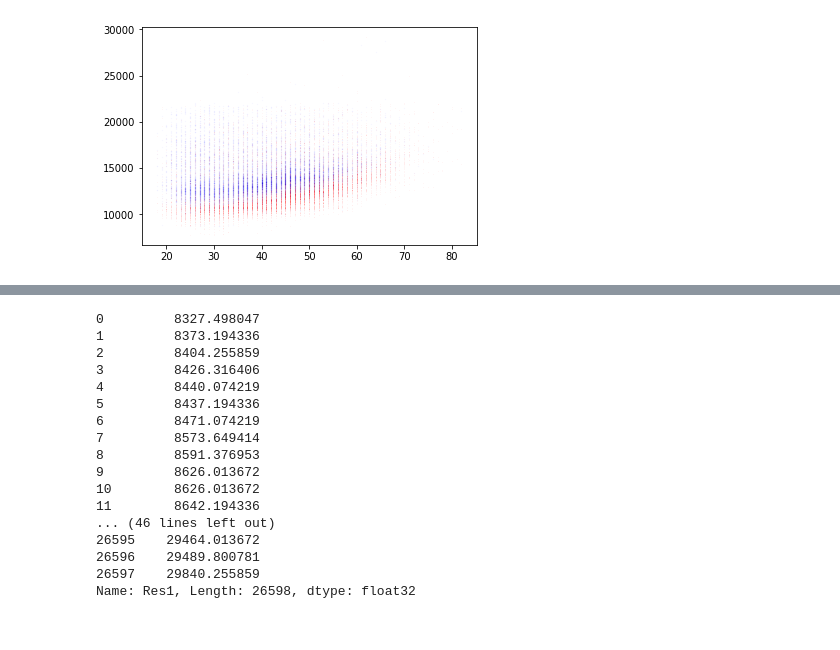
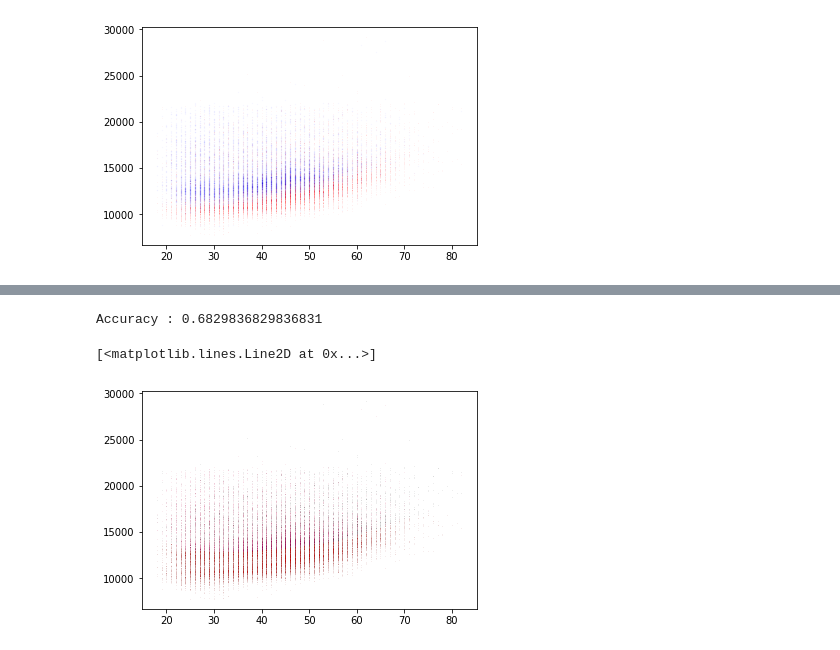
Before and after one commit to AaEll/MLKeras, a Jupyter notebook: MarthonTest.ipynb, the cells around one changed output, grey strips where cells are left out. Cells and saved outputs as stored; diff of their text form; code cells hidden in the pictures.

```diff
--- a/MarthonTest.ipynb
+++ b/MarthonTest.ipynb
@@ -166,20 +171,24 @@ sn.heatmap([[C1,C2],[C3,C4]], annot=True)
-# %%
-Data['Res1']
-# %% [output]
-0         8327.498047
-1         8373.194336
-2         8404.255859
-3         8426.316406
-4         8440.074219
-5         8437.194336
-6         8471.074219
-7         8573.649414
-8         8591.376953
-9         8626.013672
-10        8626.013672
-11        8642.194336
-... (46 lines left out)
-26595    29464.013672
-26596    29489.800781
-26597    29840.255859
-Name: Res1, Length: 26598, dtype: float32
+# %%
+if (C1> C2):
+    print("Accuracy : {}".format((C1+C4)/(C1+C2+C3+C4)))
+    Males_TP = Data[(Data['M/F']=='M') & Data['Cluster'] == 1]
+    Females_TN = Data[(Data['M/F']=='F') & Data['Cluster'] == 0]
+    Males_FP = Data[(Data['M/F']=='M') & Data['Cluster'] == 0]
+    Females_FN = Data[(Data['M/F']=='F') & Data['Cluster'] == 1]
+else:
+    print("Accuracy : {}".format((C2+C3)/(C1+C2+C3+C4)))
+    Males_TP = Data[(Data['M/F']=='M') & Data['Cluster'] == 0]
+    Females_TN = Data[(Data['M/F']=='F') & Data['Cluster'] == 1]
+    Males_FP = Data[(Data['M/F']=='M') & Data['Cluster'] == 1]
+    Females_FN = Data[(Data['M/F']=='F') & Data['Cluster'] == 0]
+# %% [output]
+Accuracy : 0.6829836829836831
+# %%
+
+plt.plot(Males_FP['Age'],Males_FP['Official Time'],'x',color = 'black',ms= .01)
+plt.plot(Females_FN['Age'],Females_FN['Official Time'],'x',color='black',ms= .01)
+plt.plot(Males_TP['Age'],Males_TP['Official Time'],'x',color='red',ms= .01)
+plt.plot(Females_TN['Age'],Females_TN['Official Time'],'x',color='purple',ms= .01)
+# %% [output]
+[<matplotlib.lines.Line2D at 0x...>]
+[figure, added]
```
Also changed, not shown: parts of 8 cells of this notebook, 1 other file.
